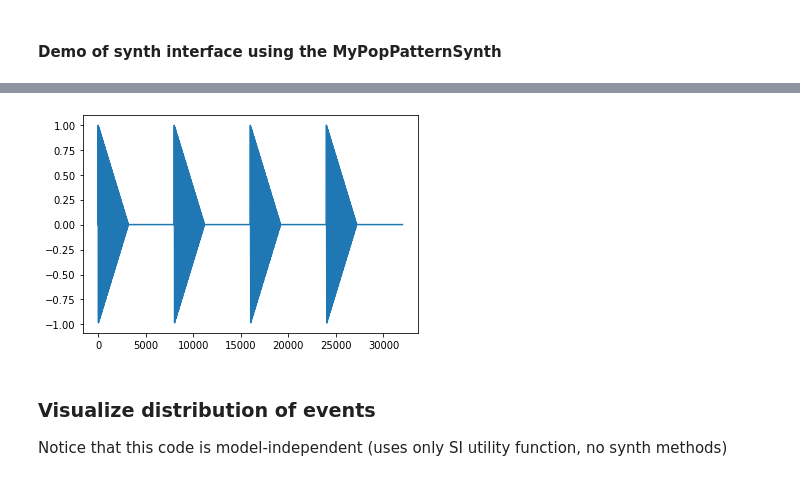
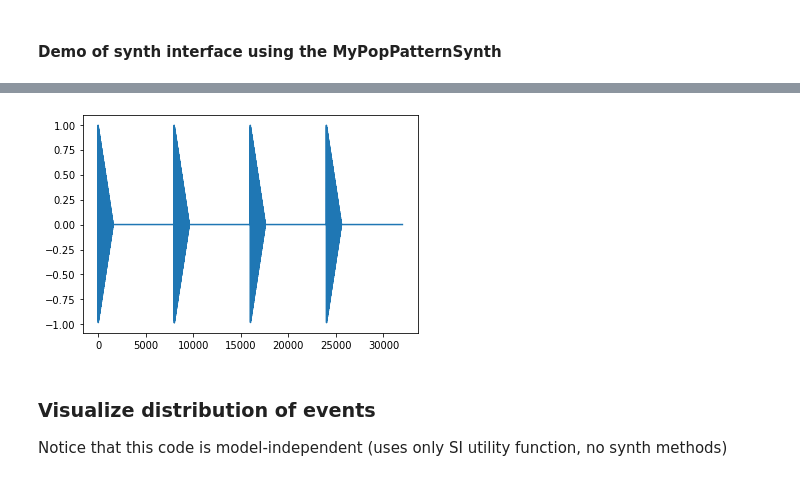
Before and after one commit to prashanthtr/dripTextureDS, a Jupyter notebook: dripTextureVisualization-notebook.ipynb, the cells around one changed output, grey strips where cells are left out. Cells and saved outputs as stored; diff of their text form; code cells hidden in the pictures.

Commit message:
cleaned and rewrote drip synthesizer with distinction between interface and synth level parameters. removed appnope from requirements.txt

```diff
--- a/dripTextureVisualization-notebook.ipynb
+++ b/dripTextureVisualization-notebook.ipynb
@@ -54,20 +102,19 @@ NameError: name 't' is not defined
 # %%
 from myPopPatternSynth import MyPopPatternSynth
 
 barsynth=MyPopPatternSynth()
 
-barsynth.setParam('f0', 240) # Can set any synth parameter with setParam()
-barsynth.setParam('f1', 230) # Can set any synth parameter with setParam()
+barsynth.setParamNorm('cf', 0.2) # Can set any synth parameter with setParam()
+barsynth.setParam('Q', 50) # Can set any synth parameter with setParam()
 barsynth.setParam("rate_exp",1) # will make 2^1 events per second
 barsynth.setParam("irreg_exp", 0)
-#barsynth.setParam("Q", 40)
 
 barsig=barsynth.generate(2)      # will generate 3 seconds of sound
 plt.plot(barsig)
 display(Audio(barsig, rate=16000, autoplay=True))
 # %% [output]
 [interactive output not drawn]
-[figure, old version]
+[figure, new version]
 # %% [markdown]
 ### Visualize distribution of events
 
```
Also changed, not shown: parts of 10 cells of this notebook, 6 other files.
